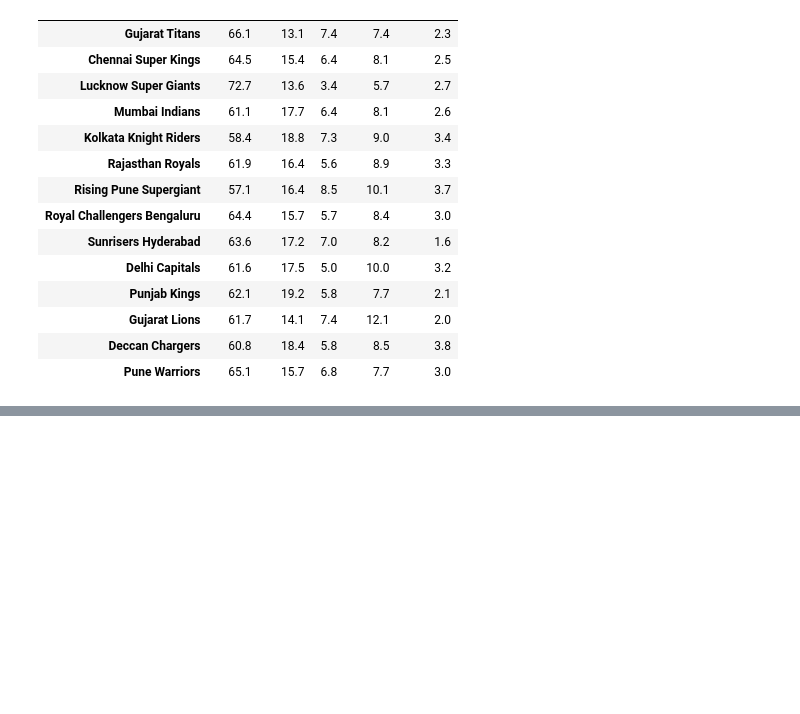
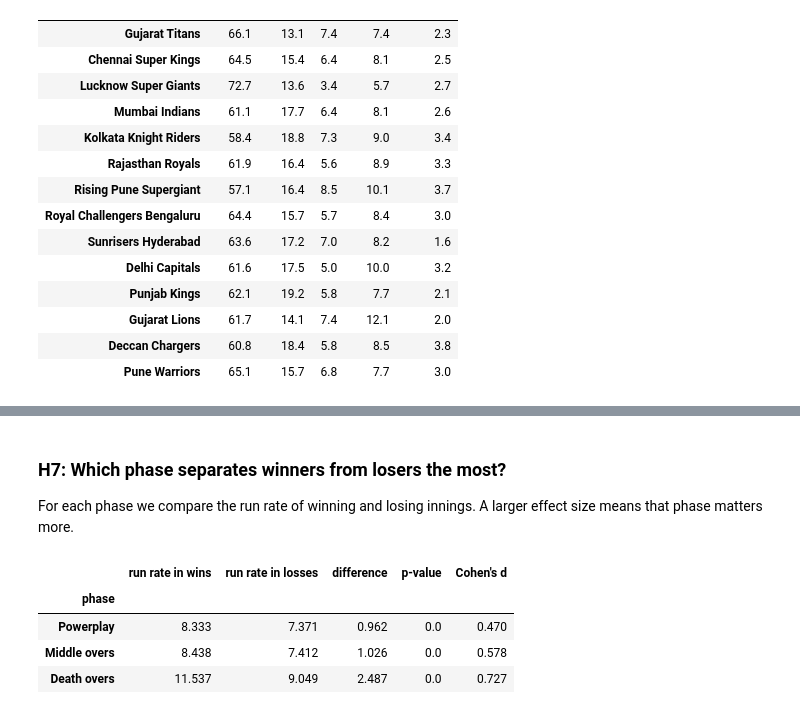
Before and after one commit to prince63aj/mini_project, a Jupyter notebook: ipl_match_prediction_rule_based.ipynb, the cells around one changed output, grey strips where cells are left out. Saved outputs shown, nothing was run; the diff lists cells and outputs as text; code cells hidden in the pictures; blank space fills up the shorter version.

```diff
--- a/ipl_match_prediction_rule_based.ipynb
+++ b/ipl_match_prediction_rule_based.ipynb
@@ -577,0 +710,20 @@ mix.loc[team_overall.index]
+# %% [markdown]
+### H7: Which phase separates winners from losers the most?
+For each phase we compare the run rate of winning and losing innings. A larger effect size means that phase matters more.
+# %%
+rows = []
+for col, name in [("pp_rr", "Powerplay"), ("mid_rr", "Middle overs"), ("death_rr", "Death overs")]:
+    a = inn.loc[inn["won"] == 1, col].dropna()
+    b = inn.loc[inn["won"] == 0, col].dropna()
+    t, p = stats.ttest_ind(a, b, equal_var=False)
+    eff = (a.mean() - b.mean()) / np.sqrt((a.var() + b.var()) / 2)
+    rows.append({"phase": name, "run rate in wins": a.mean(), "run rate in losses": b.mean(),
+                 "difference": a.mean() - b.mean(), "p-value": p, "Cohen's d": eff})
+phase_gap = pd.DataFrame(rows).set_index("phase").round(3)
+phase_gap
+# %% [output]
+|  | run rate in wins | run rate in losses | difference | p-value | Cohen's d |
+| phase |  |  |  |  |  |
+| Powerplay | 8.333 | 7.371 | 0.962 | 0.0 | 0.470 |
+| Middle overs | 8.438 | 7.412 | 1.026 | 0.0 | 0.578 |
+| Death overs | 11.537 | 9.049 | 2.487 | 0.0 | 0.727 |
```
Also changed, not shown: parts of 15 cells of this notebook.
